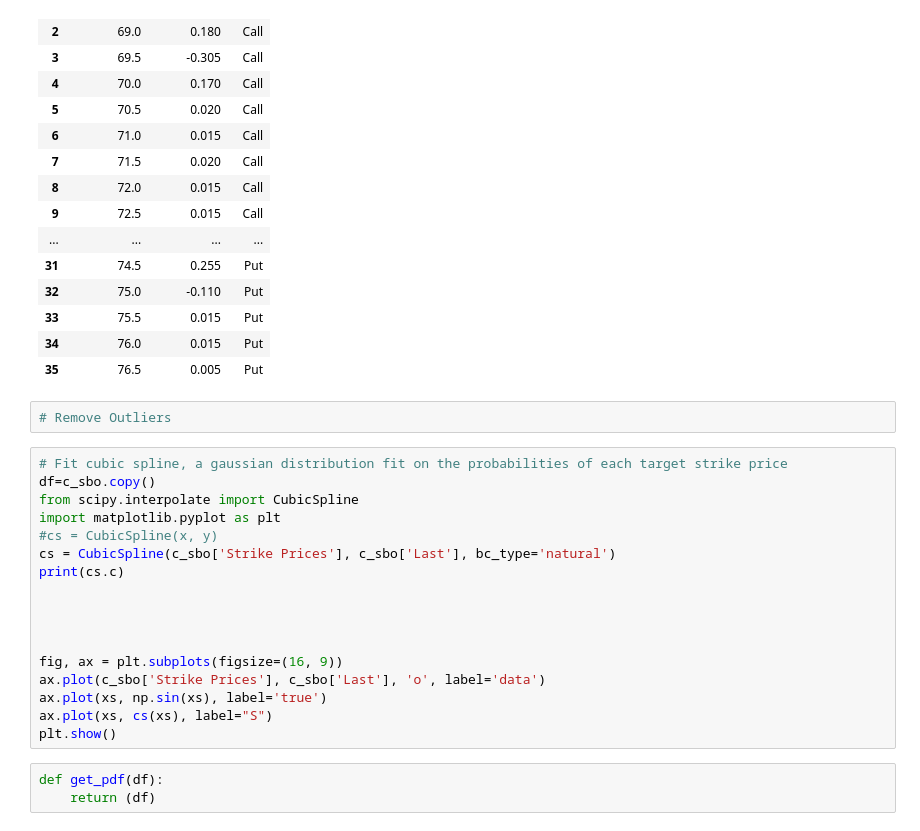
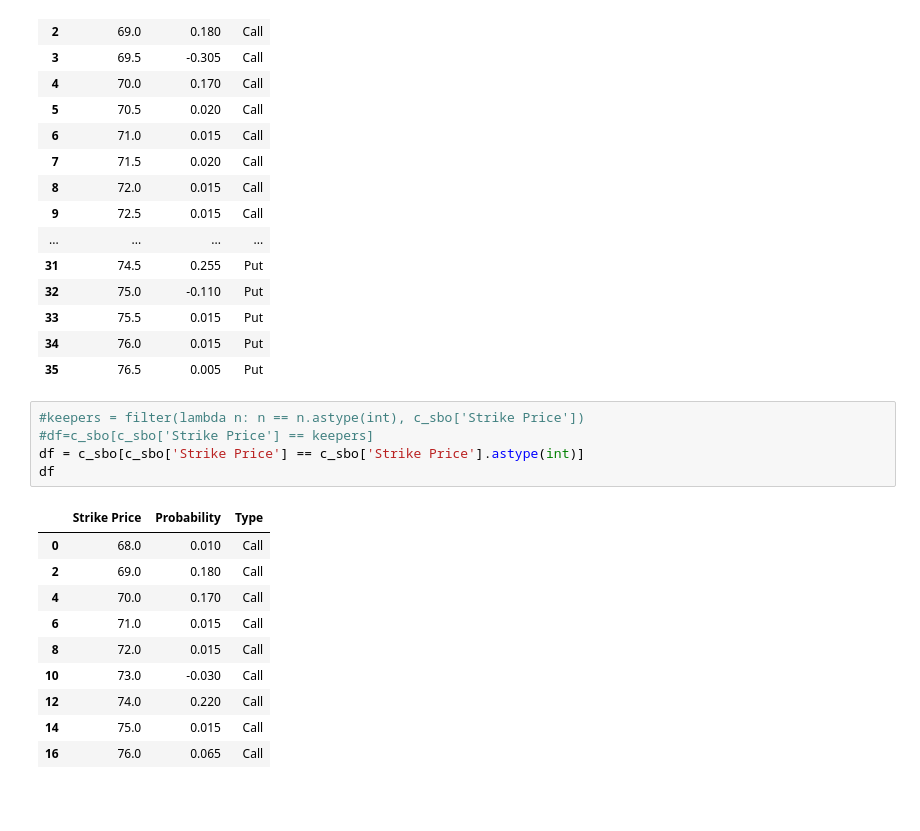
Before and after one commit to mfaldet/Stock-Evaluation, a Jupyter notebook: Option Trading/option_implied_probability.ipynb, the cells around one changed output. Saved outputs shown, nothing was run; the diff lists cells and outputs as text; blank space fills up the shorter version.

```diff
--- a/Option Trading/option_implied_probability.ipynb
+++ b/Option Trading/option_implied_probability.ipynb
@@ -142,25 +142,19 @@ sbo_probs
 | 33 | 75.5 | 0.015 | Put |
 | 34 | 76.0 | 0.015 | Put |
 | 35 | 76.5 | 0.005 | Put |
-# %%
-# Remove Outliers
-# %%
-# Fit cubic spline, a gaussian distribution fit on the probabilities of each target strike price
-df=c_sbo.copy()
-from scipy.interpolate import CubicSpline
-import matplotlib.pyplot as plt
-#cs = CubicSpline(x, y)
-cs = CubicSpline(c_sbo['Strike Prices'], c_sbo['Last'], bc_type='natural')
-print(cs.c)
-
-
-
-
-fig, ax = plt.subplots(figsize=(16, 9))
-ax.plot(c_sbo['Strike Prices'], c_sbo['Last'], 'o', label='data')
-ax.plot(xs, np.sin(xs), label='true')
-ax.plot(xs, cs(xs), label="S")
-plt.show()
-# %%
-def get_pdf(df):
-    return (df)
+# %%
+#keepers = filter(lambda n: n == n.astype(int), c_sbo['Strike Price'])
+#df=c_sbo[c_sbo['Strike Price'] == keepers]
+df = c_sbo[c_sbo['Strike Price'] == c_sbo['Strike Price'].astype(int)]
+df
+# %% [output]
+|  | Strike Price | Probability | Type |
+| 0 | 68.0 | 0.010 | Call |
+| 2 | 69.0 | 0.180 | Call |
+| 4 | 70.0 | 0.170 | Call |
+| 6 | 71.0 | 0.015 | Call |
+| 8 | 72.0 | 0.015 | Call |
+| 10 | 73.0 | -0.030 | Call |
+| 12 | 74.0 | 0.220 | Call |
+| 14 | 75.0 | 0.015 | Call |
+| 16 | 76.0 | 0.065 | Call |
```
Also changed, not shown: parts of 3 cells of this notebook.
